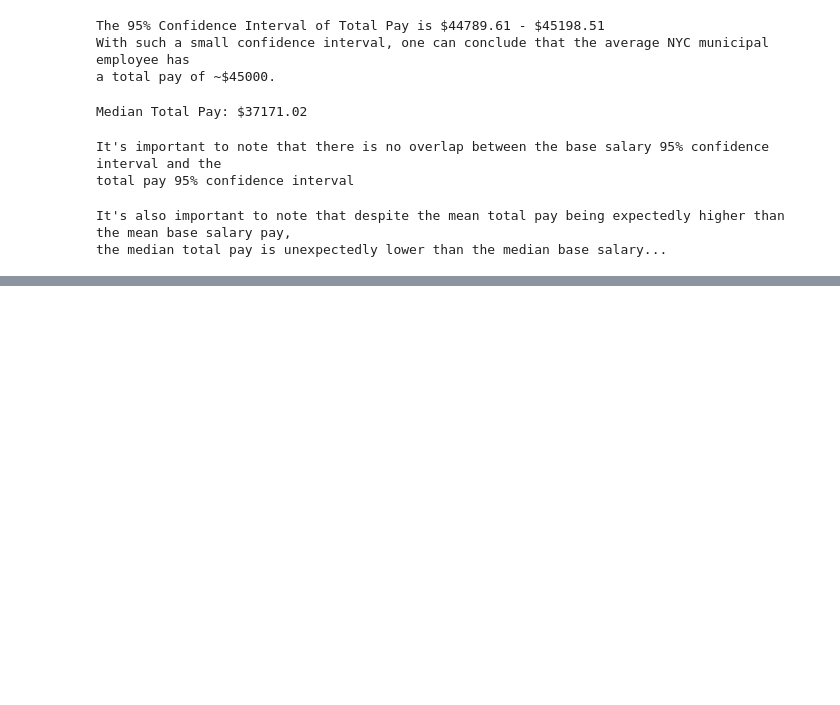
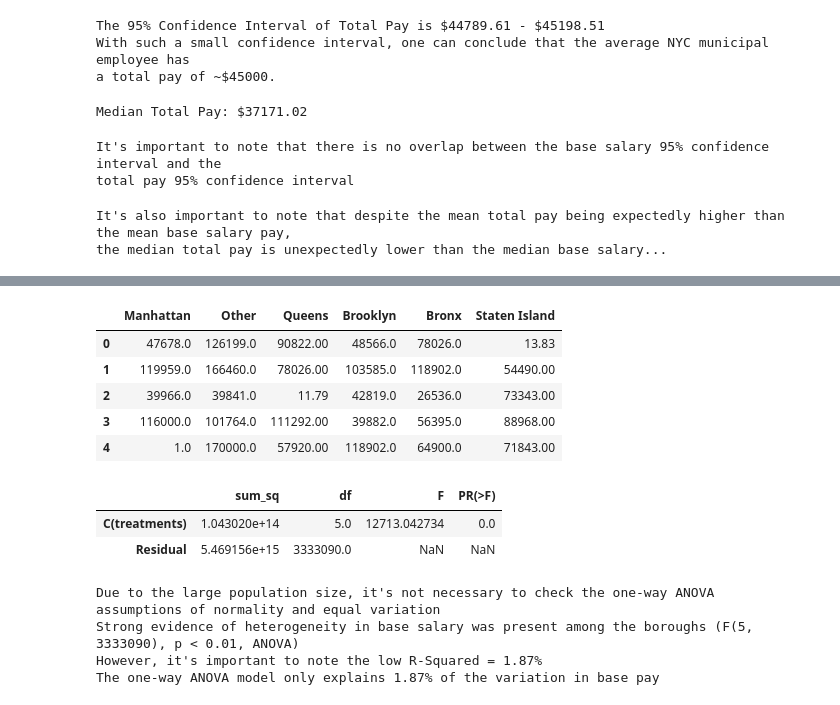
Before and after one commit to esm2000/nyc_payroll, a Jupyter notebook: citywide_payroll.ipynb, the cells around one changed output, grey strips where cells are left out. Drawn from its saved outputs; the diff is of its cells as text; code cells hidden in the pictures; blank space fills up the shorter version.

Commit message:
one-way ANOVA on base pay by borough

```diff
--- a/citywide_payroll.ipynb
+++ b/citywide_payroll.ipynb
@@ -588,0 +619,15 @@ the median total pay is unexpectedly lower than the median base salary...
+# %%
+bronx_filter = payroll["Borough"] == "Bronx"
+bronx_payroll = payroll[bronx_filter]
+bronx_base_pay = bronx_payroll["Base Salary"]
+# %%
+staten_island_filter = payroll["Borough"] == "Staten Island"
+staten_island_payroll = payroll[staten_island_filter]
+staten_island_base_pay = staten_island_payroll["Base Salary"]
+# %%
+manhattan_base_pay = manhattan_base_pay.reset_index()["Base Salary"]
+other_base_pay = other_base_pay.reset_index()["Base Salary"]
+queens_base_pay = queens_base_pay.reset_index()["Base Salary"]
+brooklyn_base_pay = brooklyn_base_pay.reset_index()["Base Salary"]
+bronx_base_pay = bronx_base_pay.reset_index()["Base Salary"]
+staten_island_base_pay = staten_island_base_pay.reset_index()["Base Salary"]
@@ -588,0 +642,22 @@ the median total pay is unexpectedly lower than the median base salary...
+# %%
+frame = {"Manhattan": manhattan_base_pay, "Other": other_base_pay, "Queens": queens_base_pay, "Brooklyn": brooklyn_base_pay, "Bronx": bronx_base_pay, "Staten Island": staten_island_base_pay}
+# %%
+base_pay = pd.DataFrame(frame)
+base_pay.head()
+# %% [output]
+|  | Manhattan | Other | Queens | Brooklyn | Bronx | Staten Island |
+| 0 | 47678.0 | 126199.0 | 90822.00 | 48566.0 | 78026.0 | 13.83 |
+| 1 | 119959.0 | 166460.0 | 78026.00 | 103585.0 | 118902.0 | 54490.00 |
+| 2 | 39966.0 | 39841.0 | 11.79 | 42819.0 | 26536.0 | 73343.00 |
+| 3 | 116000.0 | 101764.0 | 111292.00 | 39882.0 | 56395.0 | 88968.00 |
+| 4 | 1.0 | 170000.0 | 57920.00 | 118902.0 | 64900.0 | 71843.00 |
+# %%
+base_pay_melt = pd.melt(base_pay.reset_index(), id_vars=['index'], value_vars=["Manhattan", "Other", "Queens", "Brooklyn", "Bronx", "Staten Island"])
+base_pay_melt.columns = ['index', 'treatments', 'value']
+model = ols('value ~ C(treatments)', data=base_pay_melt).fit()
+anova_table = sm.stats.anova_lm(model, typ=2)
+anova_table
+# %% [output]
+|  | sum_sq | df | F | PR(>F) |
+| C(treatments) | 1.043020e+14 | 5.0 | 12713.042734 | 0.0 |
+| Residual | 5.469156e+15 | 3333090.0 | NaN | NaN |
@@ -589,3 +671,13 @@ the median total pay is unexpectedly lower than the median base salary...
+# %%
+print("Due to the large population size, it's not necessary to check the one-way ANOVA assumptions of normality and equal variation")
+print("Strong evidence of heterogeneity in base salary was present among the boroughs (F(" + str(df1) + ", " + str(df2) +"), p < 0.01, ANOVA)")
+print("However, it's important to note the low R-Squared = " + str(round(r_squared, 2)) + "%")
+print("The one-way ANOVA model only explains " + str(round(r_squared, 2)) + "% of the variation in base pay")
+# %% [output]
+Due to the large population size, it's not necessary to check the one-way ANOVA assumptions of normality and equal variation
+Strong evidence of heterogeneity in base salary was present among the boroughs (F(5, 3333090), p < 0.01, ANOVA)
+However, it's important to note the low R-Squared = 1.87%
+The one-way ANOVA model only explains 1.87% of the variation in base pay
 # %%
 # one-way ANOVA on actual pay by borough
 # %%
```
Also changed, not shown: parts of 10 cells of this notebook.
